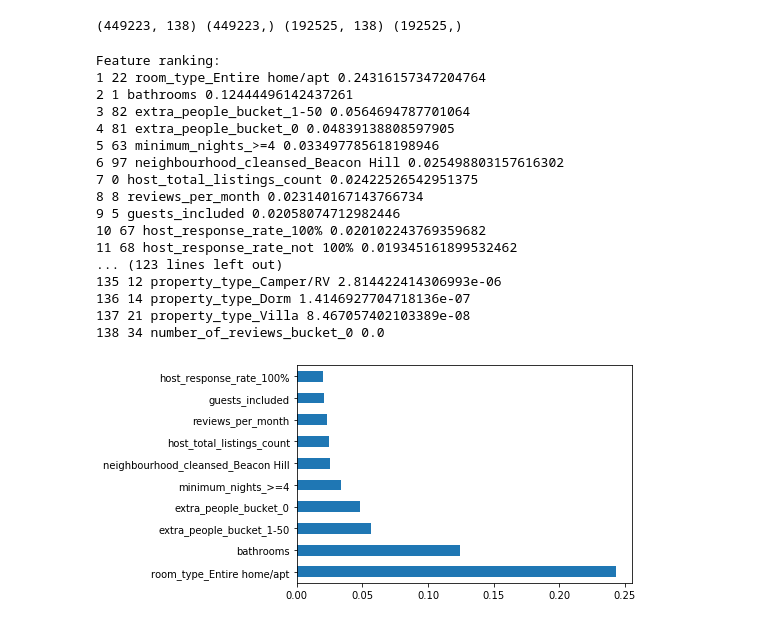
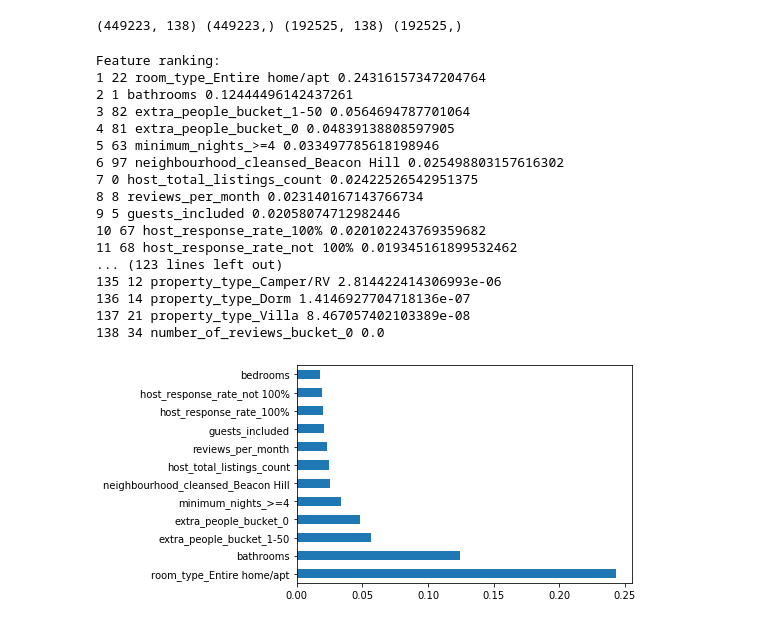
Before and after one commit to plumtamine/UdacityDS, a Jupyter notebook: DSProject1.ipynb, the cells around one changed output. Drawn from its saved outputs; the diff is of its cells as text; code cells hidden in the pictures.

```diff
--- a/DSProject1.ipynb
+++ b/DSProject1.ipynb
@@ -841,32 +844,32 @@ importances = rf.feature_importances_
 std = np.std([rf.feature_importances_ for tree in rf.estimators_],
              axis=0)
 indices = np.argsort(importances)[::-1]
 
 # Print the feature ranking
 print("Feature ranking:")
 
 for f in range(X_train.shape[1]):
     print(f + 1, indices[f], features[indices[f]],importances[indices[f]])
 
 # Plot the feature importances of the forest
-pd.Series(importances, index=X_train.columns).nlargest(10).plot(kind='barh')
+pd.Series(importances, index=X_train.columns).nlargest(12).plot(kind='barh')
 plt.show()
 # %% [output]
 Feature ranking:
 1 22 room_type_Entire home/apt 0.24316157347204764
 2 1 bathrooms 0.12444496142437261
 3 82 extra_people_bucket_1-50 0.0564694787701064
 4 81 extra_people_bucket_0 0.04839138808597905
 5 63 minimum_nights_>=4 0.033497785618198946
 6 97 neighbourhood_cleansed_Beacon Hill 0.025498803157616302
 7 0 host_total_listings_count 0.02422526542951375
 8 8 reviews_per_month 0.023140167143766734
 9 5 guests_included 0.02058074712982446
 10 67 host_response_rate_100% 0.020102243769359682
 11 68 host_response_rate_not 100% 0.019345161899532462
 ... (123 lines left out)
 135 12 property_type_Camper/RV 2.814422414306993e-06
 136 14 property_type_Dorm 1.4146927704718136e-07
 137 21 property_type_Villa 8.467057402103389e-08
 138 34 number_of_reviews_bucket_0 0.0
-[figure, old version]
+[figure, new version]
```
Also changed, not shown: parts of 2 cells of this notebook.
